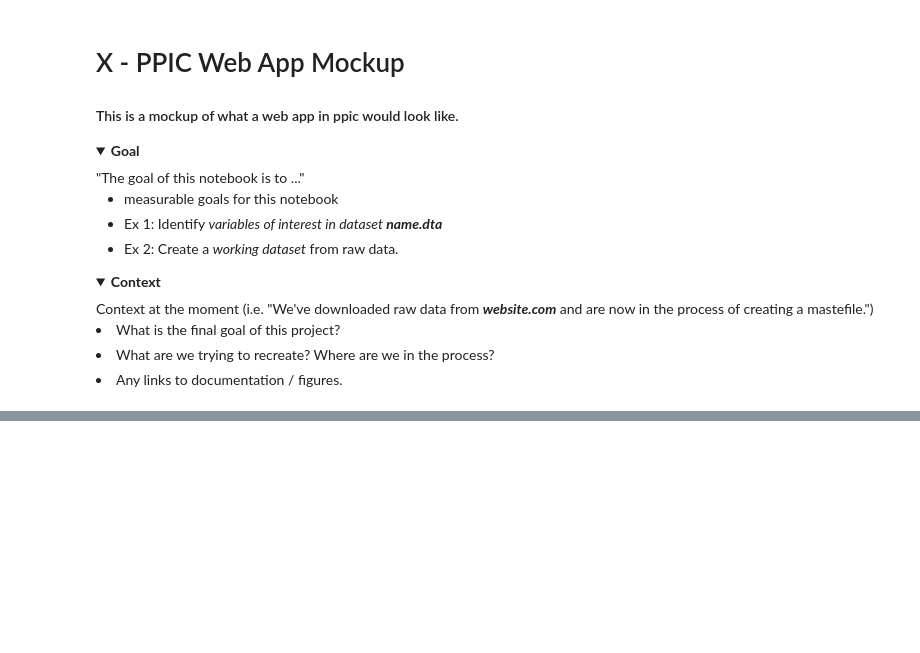
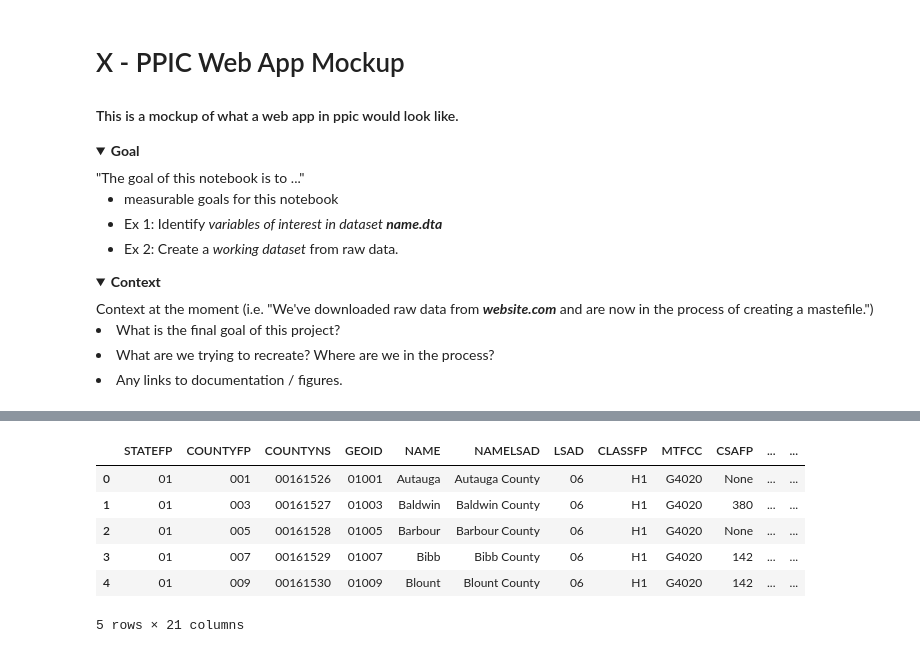
Before and after one commit to chekos/voila-ppic-mockup, a Jupyter notebook: notebooks/00_DataPrep.ipynb, the cells around one changed output, grey strips where cells are left out. Saved outputs shown, nothing was run; the diff lists cells and outputs as text; code cells hidden in the pictures; folded sections open; blank space fills up the shorter version.

```diff
--- a/notebooks/00_DataPrep.ipynb
+++ b/notebooks/00_DataPrep.ipynb
@@ -39,0 +84,10 @@ data = pd.read_
+# %%
+geodata.head()
+# %% [output]
+|  | STATEFP | COUNTYFP | COUNTYNS | GEOID | NAME | NAMELSAD | LSAD | CLASSFP | MTFCC | CSAFP | ... | ... |
+| 0 | 01 | 001 | 00161526 | 01001 | Autauga | Autauga County | 06 | H1 | G4020 | None | ... | ... |
+| 1 | 01 | 003 | 00161527 | 01003 | Baldwin | Baldwin County | 06 | H1 | G4020 | 380 | ... | ... |
+| 2 | 01 | 005 | 00161528 | 01005 | Barbour | Barbour County | 06 | H1 | G4020 | None | ... | ... |
+| 3 | 01 | 007 | 00161529 | 01007 | Bibb | Bibb County | 06 | H1 | G4020 | 142 | ... | ... |
+| 4 | 01 | 009 | 00161530 | 01009 | Blount | Blount County | 06 | H1 | G4020 | 142 | ... | ... |
+5 rows × 21 columns
```
Also changed, not shown: parts of 26 cells of this notebook, 1 other file.
